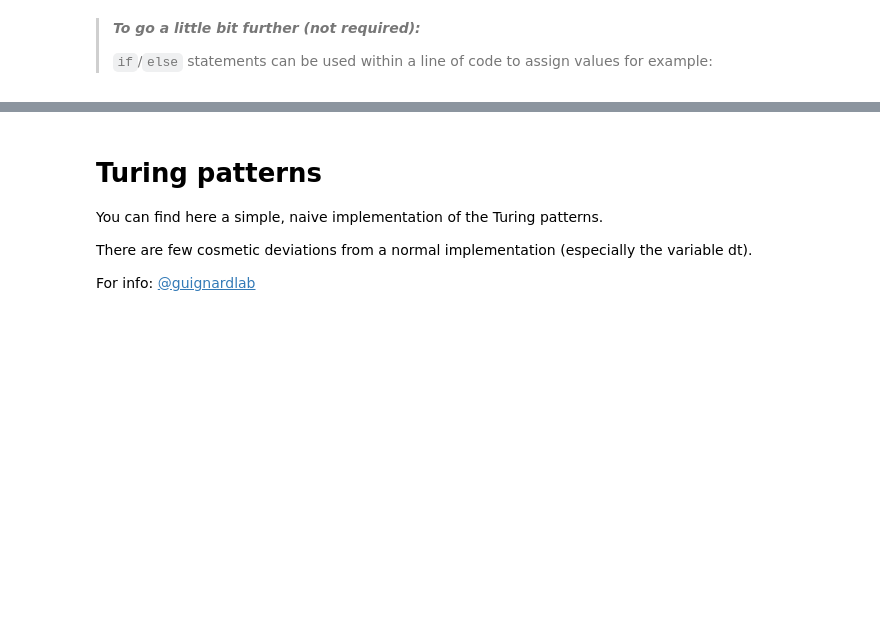
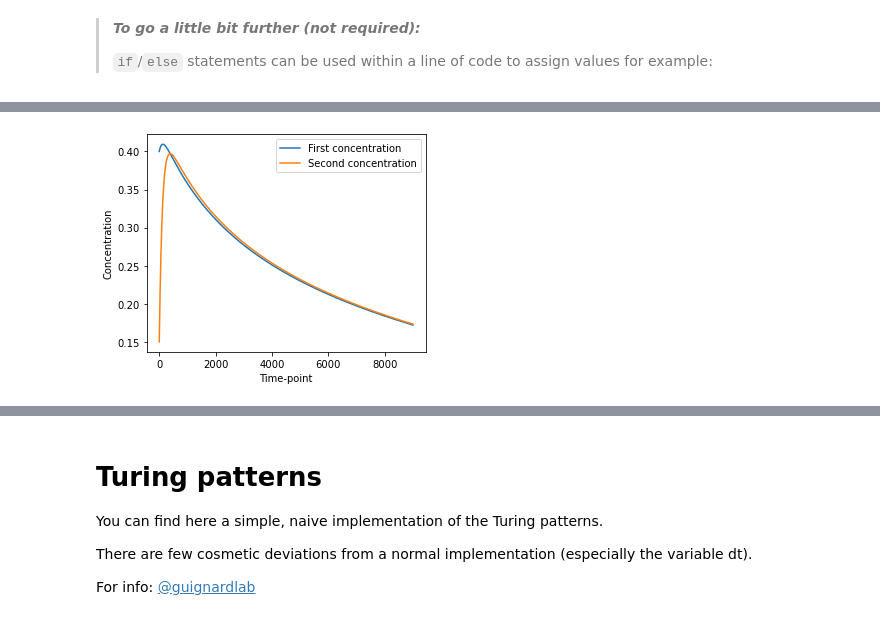
Before and after one commit to GuignardLab/CenTuri-Course, a Jupyter notebook: Turing-course.ipynb, the cells around one changed output, grey strips where cells are left out. Saved outputs shown, nothing was run; the diff lists cells and outputs as text; code cells hidden in the pictures; blank space fills up the shorter version.

```diff
--- a/Turing-course.ipynb
+++ b/Turing-course.ipynb
@@ -542,0 +718,9 @@ for iterator in iteration_
+# %%
+A = [0.4]
+I = [0.15]
+# Write the code here
+print('For the starting values of A[0]=0.4 and I[0]=0.15:')
+print(f'Last value of A --> {A[-1]}')
+print( 'Expected value  --> 0.17217946292184916')
+print(f'Last value of I --> {I[-1]}')
+print( 'Expected value  --> 0.1733148395515316')
@@ -542,0 +752,6 @@ for iterator in iteration_
+# %%
+# Uncomment the following line if you have not computed yet A and I
+# A, I = answer_results(4, A=0.4, I=0.15, dt=dt, k=k, tau=tau, n=n)
+plot_concentration_1cell(A, I)
+# %% [output]
+[figure, added]
```
Also changed, not shown: parts of 47 cells of this notebook, 1 other file.
